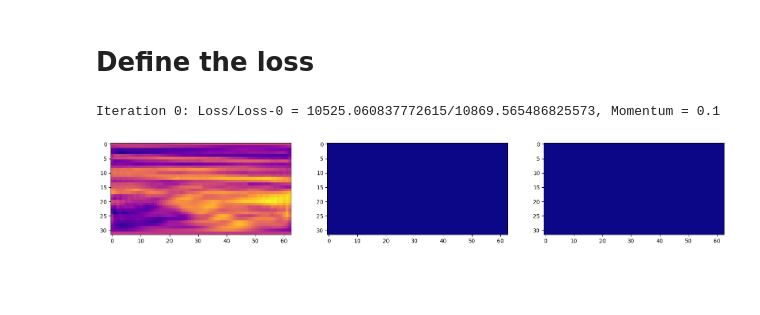
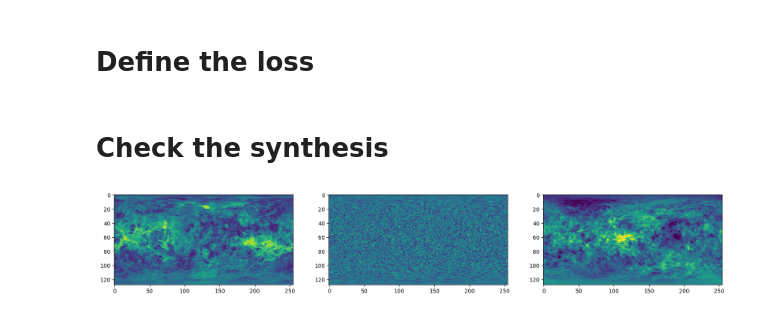
Before and after one commit to mousset/scatcovJAX, a Jupyter notebook: Notebooks/Run_synthesis.ipynb, the cells around one changed output. Saved outputs shown, nothing was run; the diff lists cells and outputs as text; code cells hidden in the pictures; blank space fills up the shorter version.

Commit message:
run a first synthesis

```diff
--- a/Notebooks/Run_synthesis.ipynb
+++ b/Notebooks/Run_synthesis.ipynb
@@ -90,7 +94,14 @@ plt.legend()
 # %%
 # Compute the coeff of the target
-mean, var, S1, P00, C01, C11 = scat_cov_axi(Ilm[:,L-1:], L, N, J_min, sampling, reality, multiresolution, filters=filters)
-# mean, var, S1, P00, C01, C11 = scat_cov_axi(Ilm, L, N, J_min, sampling, reality, multiresolution, filters=filters)
+if axi:
+    mean, var, S1, P00, C01, C11 = scat_cov_axi(Ilm[:, L-1:], L, N, J_min, sampling, None,
+                                                reality, multiresolution, filters=filters)
+    # mean, var, S1, P00, C01, C11 = scat_cov_axi(Ilm, L, N, J_min, sampling, nside, reality, multiresolution, filters=filters)
+else:
+    mean, var, S1, P00, C01, C11 = scat_cov_dir(Ilm[:, L-1:], L, N, J_min, sampling, None,
+                                                reality, multiresolution, filters=filters)
+    # mean, var, S1, P00, C01, C11 = scat_cov_axi(Ilm, L, N, J_min, sampling, nside, reality, multiresolution, filters=filters)
+print(mean, C01)
 # %% [markdown]
 # Define the loss
 # %%
@@ -98,8 +109,14 @@ def chi2(model, data):
     return jnp.sum(jnp.square(data - model))
 
 def func(flm):
-    mean_new, var_new, S1_new, P00_new, C01_new, C11_new = scat_cov_axi(flm, L, N, J_min, sampling, reality, multiresolution, normalisation=P00, filters=filters)
-
+    if axi:
+        mean_new, var_new, S1_new, P00_new, C01_new, C11_new = scat_cov_axi(flm, L, N, J_min, sampling,
+                                                                            None, reality, multiresolution,
+                                                                            normalisation=None, filters=filters)
+    else:
+        mean_new, var_new, S1_new, P00_new, C01_new, C11_new = scat_cov_dir(flm, L, N, J_min, sampling,
+                                                                            None, reality, multiresolution,
+                                                                            normalisation=None, filters=filters)
     # Control for mean + var
     loss = jnp.abs(mean-mean_new)**2
     loss += jnp.abs(var-var_new)**2
@@ -118,6 +135,7 @@ def func(flm):
 
     return loss
 
-grad_func = jit(grad(func))
+#grad_func = jit(grad(func))
+grad_func = grad(func)
 # %%
 ### Initial condition
@@ -130,9 +149,14 @@ loss_0 = func(flm_start)
+# %%
+loss_history = [loss_0]
 # %%
-iterations = 10
-momentum = 0.1
+iterations = 400
+momentum = 2.
 for i in range(iterations):
+    start = time.time()
     flm -= momentum*np.conj(grad_func(flm))
-    if i % 10 == 0:
-        print(f"Iteration {i}: Loss/Loss-0 = {func(flm)}/{loss_0}, Momentum = {momentum}")
+    if i % 1 == 0:
+        end = time.time()
+        print(f"Iteration {i}: Loss/Loss-0 = {func(flm):.5f}/{loss_0:.5f}, Momentum = {momentum}, Time = {end - start:.2f} s")
+        loss_history.append(func(flm))
-# %% [output]
-Iteration 0: Loss/Loss-0 = 10525.060837772615/10869.565486825573, Momentum = 0.1
+# %% [markdown]
+# Check the synthesis
@@ -139,29 +169,29 @@ Iteration 0: Loss/Loss-0 = 10525.060837772615/10869.565486825573, Momentum = 0.1
 # %%
 from matplotlib import pyplot as plt
 
 if reality:
     # Create and store signs
     msigns = (-1)**jnp.arange(1,L)
 
     # Reflect and apply hermitian symmetry
     flm_full_end = jnp.zeros((L, 2*L-1), dtype=jnp.complex128)
     flm_full_end = flm_full_end.at[:,L-1:].set(flm)
     flm_full_end = flm_full_end.at[:, : L - 1].set(jnp.flip(jnp.conj(flm_full_end[:, L:])*msigns, axis=-1))
 
     # Reflect and apply hermitian symmetry
     flm_full_start = jnp.zeros((L, 2*L-1), dtype=jnp.complex128)
     flm_full_start = flm_full_start.at[:,L-1:].set(flm_start)
     flm_full_start = flm_full_start.at[:, : L - 1].set(jnp.flip(jnp.conj(flm_full_start[:, L:])*msigns, axis=-1))
 
 I = s2fft.inverse_jax(Ilm, L, reality=reality)
 f_start = s2fft.inverse_jax(flm_full_start, L, reality=reality)
 f_end = s2fft.inverse_jax(flm_full_end, L, reality=reality)
 
-mx, mn = np.nanmax(I), np.nanmin(I)
+
 fig, (ax1,ax2, ax3) = plt.subplots(1,3, figsize=(20,10))
-ax1.imshow(I, vmax=mx, vmin=mn, cmap='plasma')
-ax2.imshow(f_start, vmax=mx, vmin=mn, cmap='plasma')
-ax3.imshow(f_end, vmax=mx, vmin=mn, cmap='plasma')
+ax1.imshow(I, vmax=mx, vmin=mn, cmap='viridis')
+ax2.imshow(f_start, vmax=mx, vmin=mn, cmap='viridis')
+ax3.imshow(f_end, vmax=mx, vmin=mn, cmap='viridis')
 plt.show()
 # %% [output]
-[figure, old version]
+[figure, new version]
```
Also changed, not shown: parts of 16 cells of this notebook.
